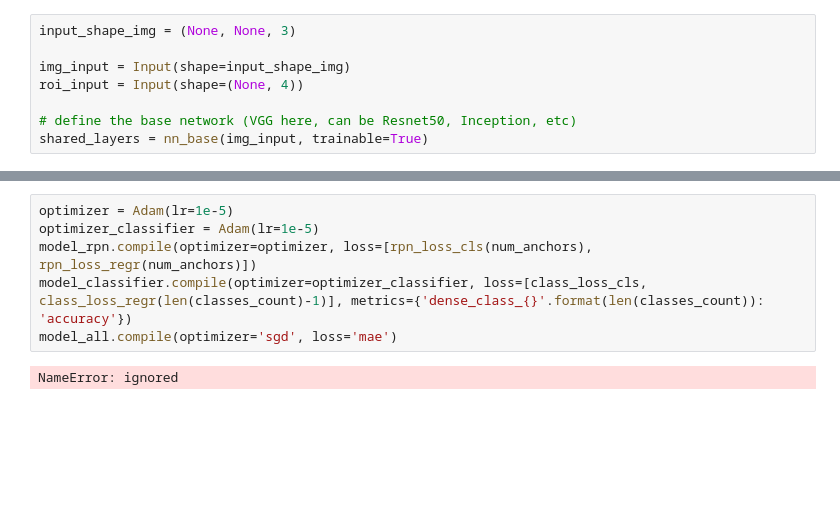
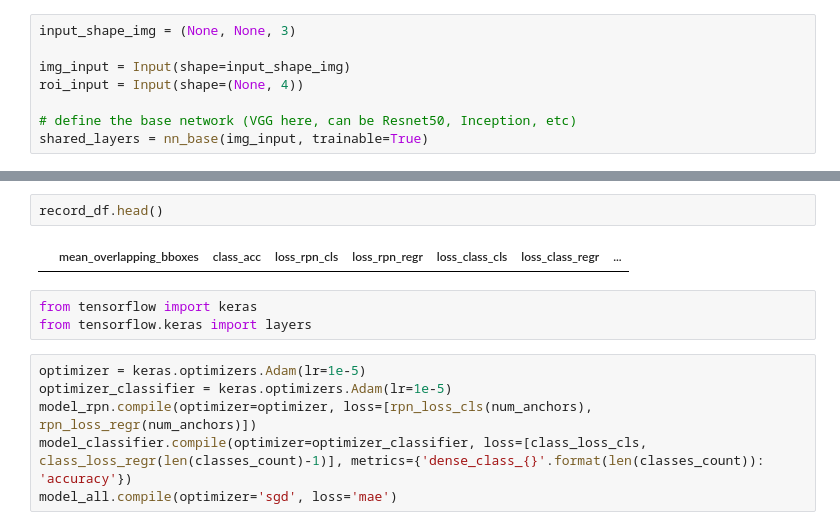
Before and after one commit to Nutsudapenpong/DPDM, a Jupyter notebook: projecttryfirst.ipynb, the cells around one changed output, grey strips where cells are left out. Cells and saved outputs as stored; diff of their text form; blank space fills up the shorter version.

```diff
--- a/projecttryfirst.ipynb
+++ b/projecttryfirst.ipynb
@@ -1467,8 +1459,13 @@ ImportError: ignored
+# %%
+record_df.head()
+# %% [output]
+|  | mean_overlapping_bboxes | class_acc | loss_rpn_cls | loss_rpn_regr | loss_class_cls | loss_class_regr | ... |
+# %%
+from tensorflow import keras
+from tensorflow.keras import layers
 # %%
-optimizer = Adam(lr=1e-5)
-optimizer_classifier = Adam(lr=1e-5)
+optimizer = keras.optimizers.Adam(lr=1e-5)
+optimizer_classifier = keras.optimizers.Adam(lr=1e-5)
 model_rpn.compile(optimizer=optimizer, loss=[rpn_loss_cls(num_anchors), rpn_loss_regr(num_anchors)])
 model_classifier.compile(optimizer=optimizer_classifier, loss=[class_loss_cls, class_loss_regr(len(classes_count)-1)], metrics={'dense_class_{}'.format(len(classes_count)): 'accuracy'})
 model_all.compile(optimizer='sgd', loss='mae')
-# %% [output]
-NameError: ignored
```
Also changed, not shown: parts of 13 cells of this notebook.
